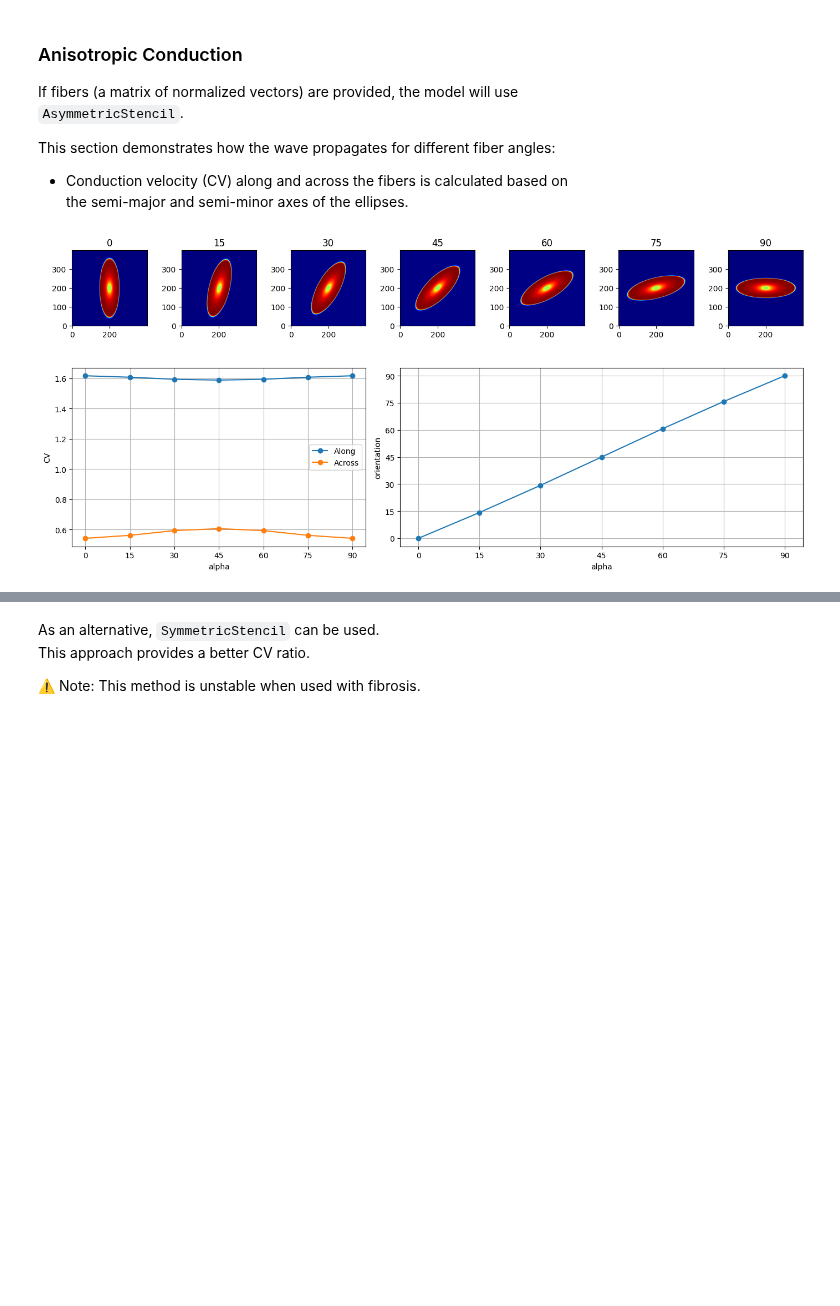
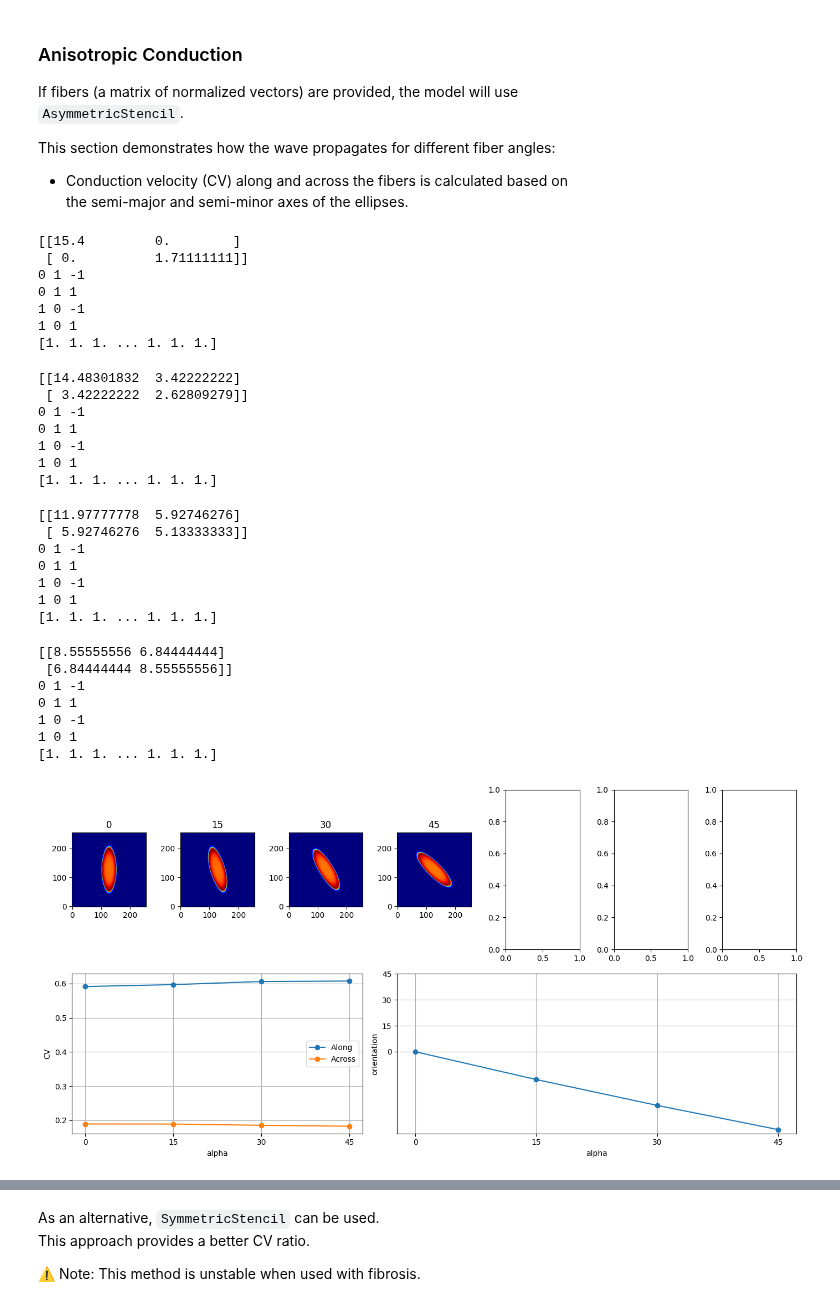
Before and after one commit to finitewave/Finitewave, a Jupyter notebook: Tutorials/Anisotropy2D.ipynb, the cells around one changed output, grey strips where cells are left out. Drawn from its saved outputs; the diff is of its cells as text; code cells hidden in the pictures; blank space fills up the shorter version.

Commit message:
Add SymmetricStencil

```diff
--- a/Tutorials/Anisotropy2D.ipynb
+++ b/Tutorials/Anisotropy2D.ipynb
@@ -101,35 +101,46 @@ import finitewave as fw
 
 
 # number of nodes on the side
-n = 400
+n = 256
 
-alphas = np.radians(np.arange(0, 91, 15))
+alphas = np.radians(np.arange(0, 91, 15))[:4]
 out = []
 images = []
 for alpha in alphas:
-    tissue = fw.CardiacTissue2D([n, n])
+    tissue = fw.CardiacTissueGrid([n, n])
+    # tissue.mesh += (np.random.random(tissue.mesh.shape) < 0.1)
     # add fibers orientation vectors
     tissue.fibers = np.zeros([n, n, 2])
-    tissue.fibers[..., 0] = np.cos(alpha)
-    tissue.fibers[..., 1] = np.sin(alpha)
+    tissue.fibers[:, :, 0] = np.cos(alpha)
+    tissue.fibers[:, :, 1] = np.sin(alpha)
+
+    diffusion_model = fw.GridAssembler()
+    diffusion_model.stencil = fw.SymmetricStencil()
 
     # set up stimulation parameters:
     stim_sequence = fw.StimSequence()
-    stim_sequence.add_stim(fw.StimVoltageCoord2D(0, 1, n//2 - 5, n//2 + 5,
-                                                 n//2 - 5, n//2 + 5))
+    stim_sequence.add_stim(fw.StimVoltageCoord(time=0, volt_value=1,
+                                            x_min=n//2 - 3, x_max=n//2 + 3,
+                                            y_min=n//2 - 3, y_max=n//2 + 3))
 
-    # create model object and set up parameters
-    model = fw.AlievPanfilov2D()
-    model.dt = 0.01
-    model.dr = 0.25
-    model.t_max = 25
-    model.cardiac_tissue = tissue
-    model.stim_sequence = stim_sequence
+    simulation = fw.CardiacSimulation()
+    simulation.dt = 0.001
+    simulation.dr = 0.1
+    simulation.t_max = 15
+    # add the tissue and the stim parameters to the model object:
+    simulation.cardiac_tissue = tissue
+    simulation.cardiac_model = fw.Courtemanche()
+    simulation.cardiac_model.step = 2
+    simulation.stim_sequence = stim_sequence
+    simulation.diffusion_model = diffusion_model
 
-    model.run()
+    # run the model:
+    simulation.run()
+
+    u = simulation.cardiac_model.u.copy()
 
     # calculate properties of the wave
-    labeled = (model.u > 0.1).astype(int)
+    labeled = (u > 0.1).astype(int)
     props = ski.measure.regionprops_table(labeled, properties=(
         'orientation', 'major_axis_length', 'minor_axis_length'))
     props['orientation'] = np.degrees(props['orientation'])
@@ -137,43 +148,71 @@ for alpha in alphas:
     props['alpha'] = np.degrees(alpha)
     props['density_calc'] = (np.sum(tissue.mesh[-1:1, -1:1] == 2)
                                 / ((n - 2) * (n - 2)))
-    images.append(model.u.copy())
+    images.append(u)
 
     out.append(pd.DataFrame(props))
 
 out = pd.concat(out)
 
 
-cv_along = out['major_axis_length'] / 2 * model.dr / model.t_max
-cv_across = out['minor_axis_length'] / 2 * model.dr / model.t_max
+cv_along = out['major_axis_length'] / 2 * simulation.dr / simulation.t_max
+cv_across = out['minor_axis_length'] / 2 * simulation.dr / simulation.t_max
 
 fig, axs = plt.subplot_mosaic([[f'{i}' for i in range(7)],
                                ['axis_ratio'] * 3 + ['orientation']*4],
                                figsize=(14, 7))
 
 for i in range(len(alphas)):
     ax = axs[f'{i}']
     ax.imshow(images[i], cmap='jet', origin='lower')
     ax.set_title(f'{np.degrees(alphas[i]):.0f}')
 
 ax = axs['axis_ratio']
 ax.plot(out['alpha'], cv_along, 'o-', label='Along')
 ax.plot(out['alpha'], cv_across, 'o-', label='Across')
 ax.set_xlabel('alpha')
 ax.set_ylabel('CV')
 ax.set_xticks(np.degrees(alphas))
 ax.grid(True)
 ax.legend()
 
 ax = axs['orientation']
 ax.plot(out['alpha'], out['orientation'], 'o-')
 ax.set_xlabel('alpha')
 ax.set_ylabel('orientation')
 ax.set_xticks(np.degrees(alphas))
 ax.set_yticks(np.degrees(alphas))
 ax.grid(True)
 
 plt.tight_layout()
 plt.show()
 # %% [output]
+[[15.4         0.        ]
+ [ 0.          1.71111111]]
+0 1 -1
+0 1 1
+1 0 -1
+1 0 1
+[1. 1. 1. ... 1. 1. 1.]
+[[14.48301832  3.42222222]
+ [ 3.42222222  2.62809279]]
+0 1 -1
+0 1 1
+1 0 -1
+1 0 1
+[1. 1. 1. ... 1. 1. 1.]
+[[11.97777778  5.92746276]
+ [ 5.92746276  5.13333333]]
+0 1 -1
+0 1 1
+1 0 -1
+1 0 1
+[1. 1. 1. ... 1. 1. 1.]
+[[8.55555556 6.84444444]
+ [6.84444444 8.55555556]]
+0 1 -1
+0 1 1
+1 0 -1
+1 0 1
+[1. 1. 1. ... 1. 1. 1.]
-[figure, old version]
+[figure, new version]
```
Also changed, not shown: parts of 2 cells of this notebook, 16 other files.
